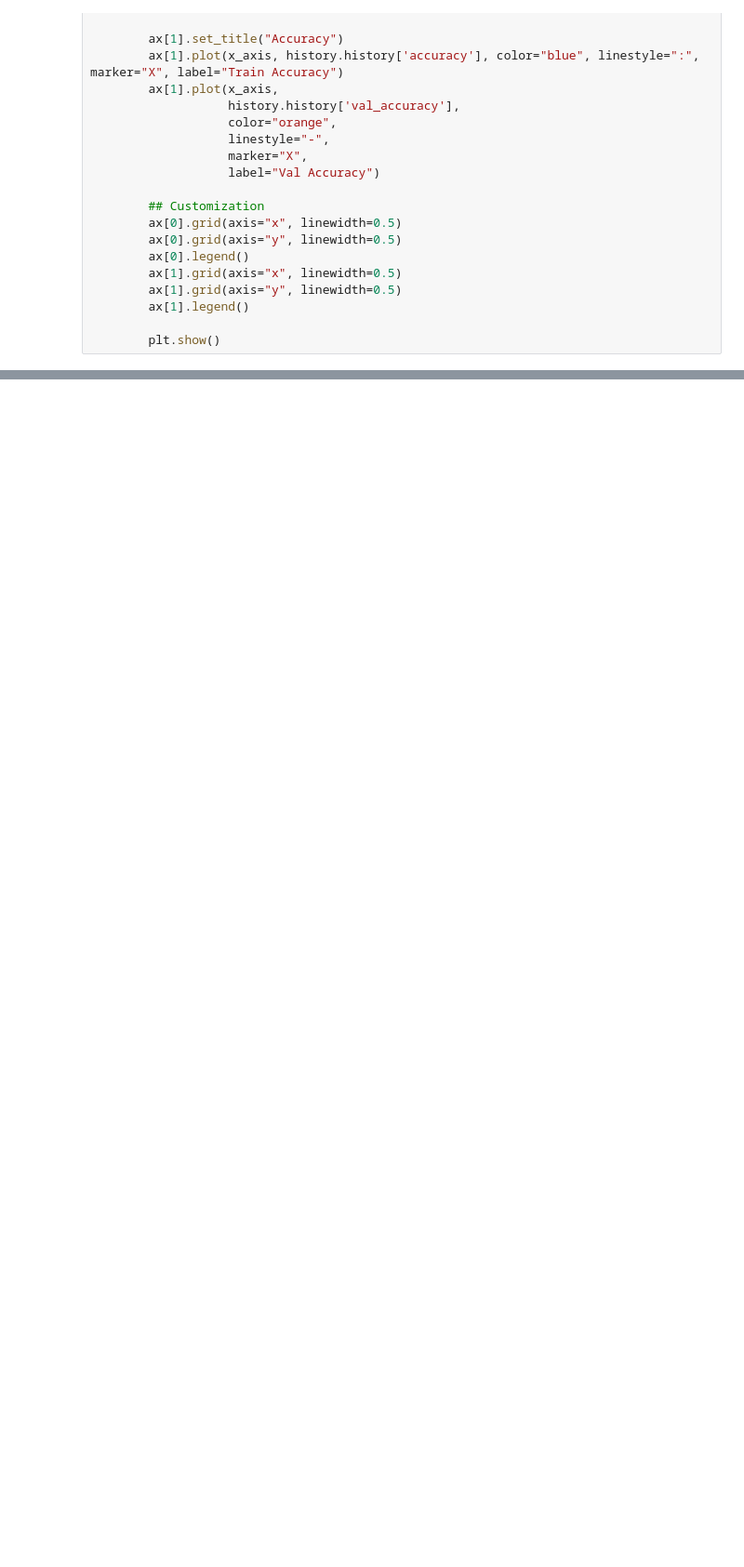
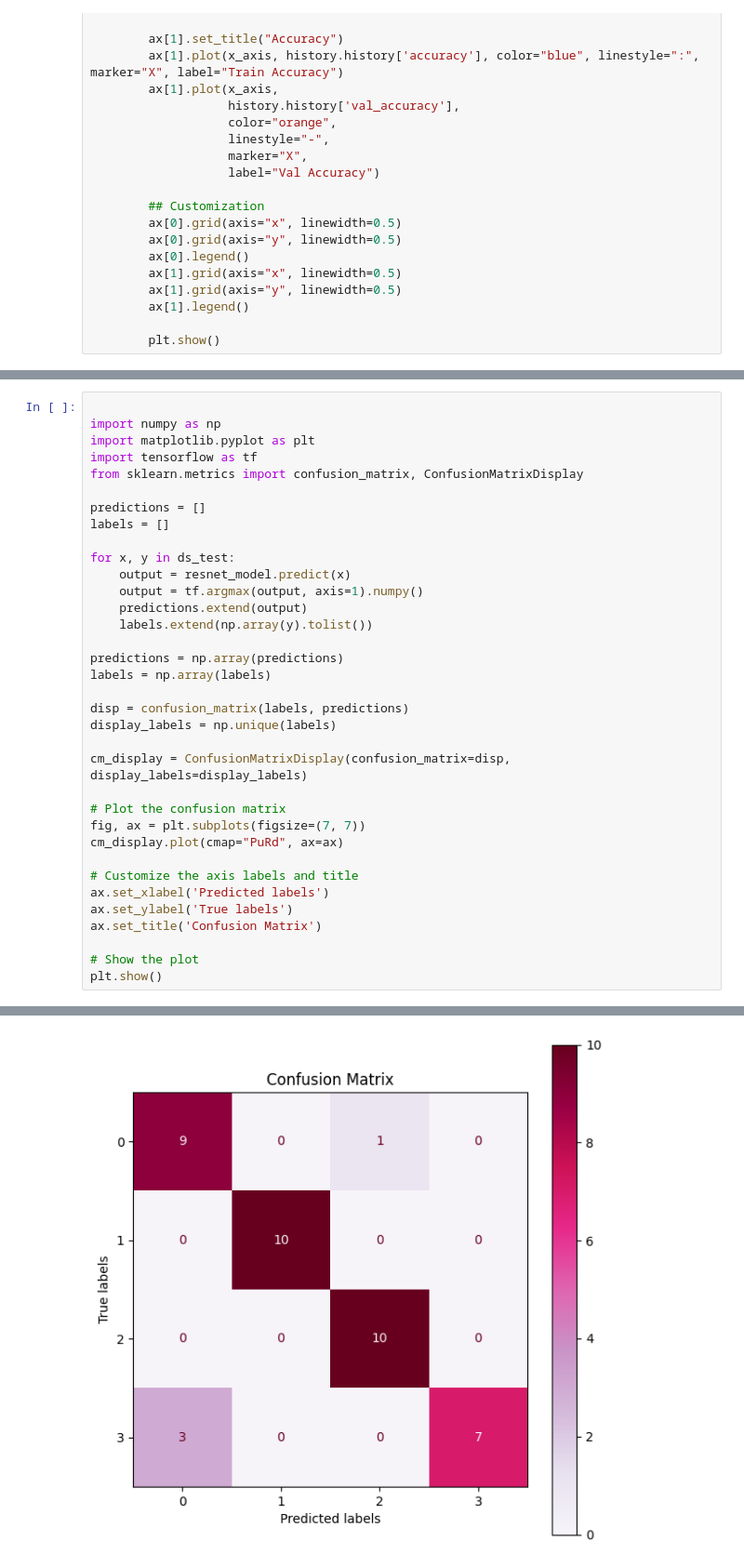
Before and after one commit to Declerus/kids-n-tech, a Jupyter notebook: notebooks/model1.ipynb, the cells around one changed output, grey strips where cells are left out. Shown at 93% size. Saved outputs shown, nothing was run; the diff lists cells and outputs as text; blank space fills up the shorter version.

Commit message:
performed evaluation and prediction on the model as well as plotting a confusion matrix

```diff
--- a/notebooks/model1.ipynb
+++ b/notebooks/model1.ipynb
@@ -261,0 +287,36 @@ NameError: name 'history' is not defined
+# %%
+
+import numpy as np
+import matplotlib.pyplot as plt
+import tensorflow as tf
+from sklearn.metrics import confusion_matrix, ConfusionMatrixDisplay
+
+predictions = []
+labels = []
+
+for x, y in ds_test:
+    output = resnet_model.predict(x)
+    output = tf.argmax(output, axis=1).numpy()
+    predictions.extend(output)
+    labels.extend(np.array(y).tolist())
+
+predictions = np.array(predictions)
+labels = np.array(labels)
+
+disp = confusion_matrix(labels, predictions)
+display_labels = np.unique(labels)
+
+cm_display = ConfusionMatrixDisplay(confusion_matrix=disp, display_labels=display_labels)
+
+# Plot the confusion matrix
+fig, ax = plt.subplots(figsize=(7, 7))
+cm_display.plot(cmap="PuRd", ax=ax)
+
+# Customize the axis labels and title
+ax.set_xlabel('Predicted labels')
+ax.set_ylabel('True labels')
+ax.set_title('Confusion Matrix')
+
+# Show the plot
+plt.show()
+# %% [output]
@@ -261,0 +327 @@ NameError: name 'history' is not defined
+[figure, added]
```
Also changed, not shown: parts of 8 cells of this notebook.
